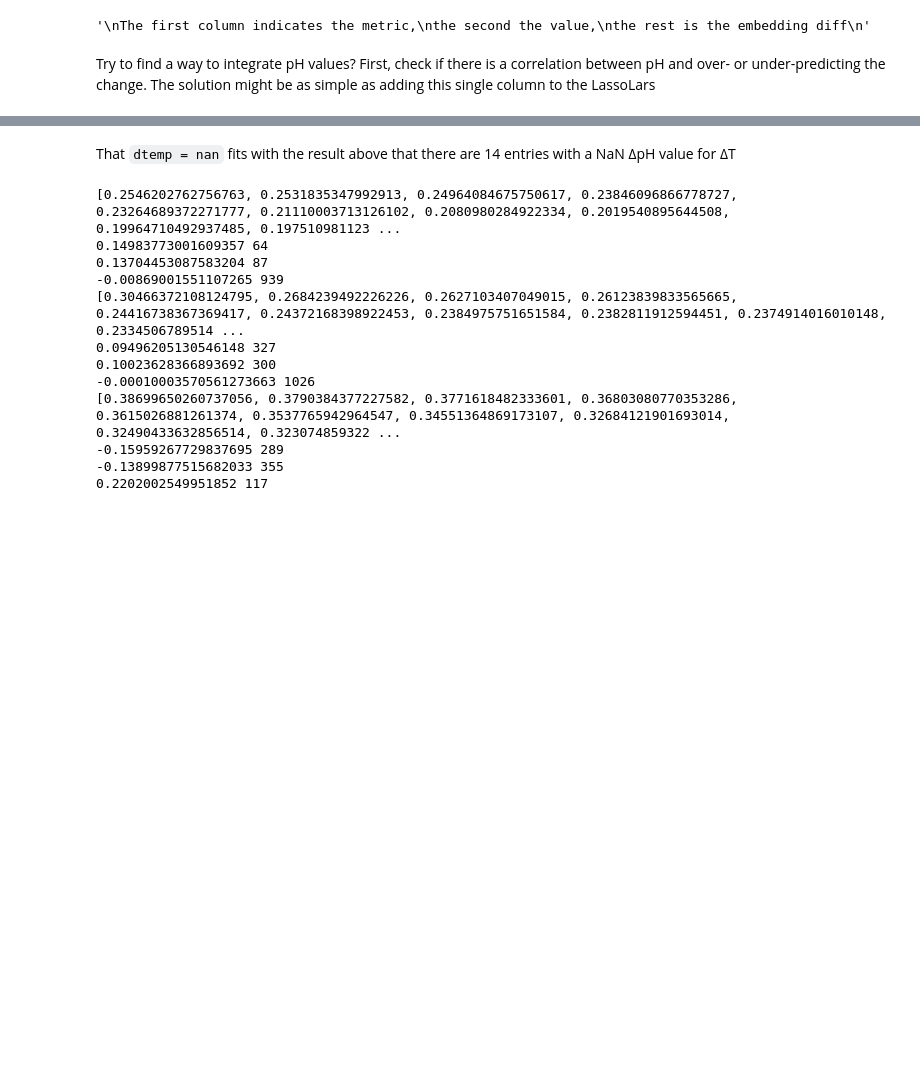
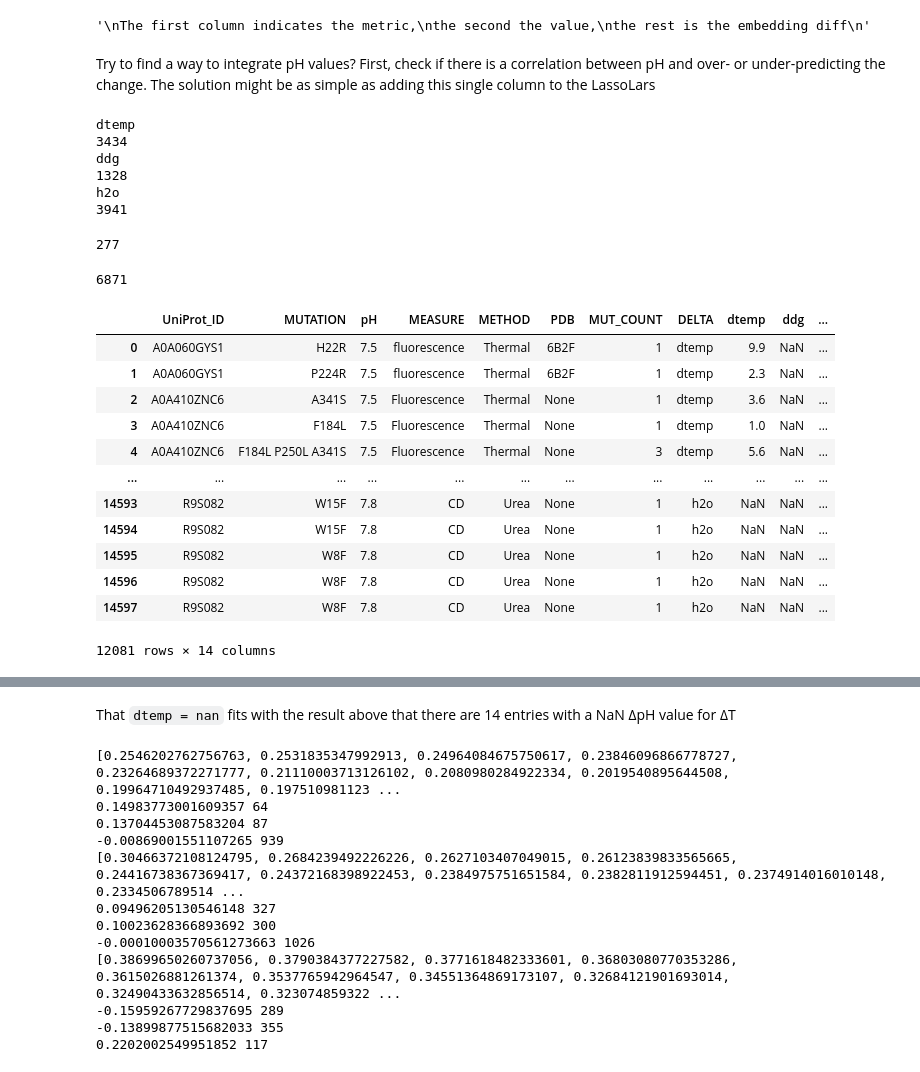
Before and after one commit to lkndl/mapra, a Jupyter notebook: mapra/9_more.ipynb, the cells around one changed output, grey strips where cells are left out. Cells and saved outputs as stored; diff of their text form; code cells hidden in the pictures; blank space fills up the shorter version.

```diff
--- a/mapra/9_more.ipynb
+++ b/mapra/9_more.ipynb
@@ -50,3 +51,43 @@ read 8113 embeddings for 323 proteins, each SAV with 0 neighbors on each side, w
 Try to find a way to integrate pH values?
 First, check if there is a correlation between pH and over- or under-predicting the change.
 The solution might be as simple as adding this single column to the LassoLars
+# %%
+df = data.dataframe
+df = df.loc[df.DATASET == 'reduced_set']
+
+for delta in delta_labels:
+    print(delta)
+    print(len(df.loc[df.DELTA == delta, ['UniProt_ID', 'MUTATION']].drop_duplicates()))
+# %% [output]
+dtemp
+3434
+ddg
+1328
+h2o
+3941
+# %%
+# overall unique UniProt IDs
+len(df.UniProt_ID.unique())
+# %% [output]
+277
+# %%
+# overall unique mutated variants
+len(df[['UniProt_ID', 'MUTATION']].drop_duplicates())
+# %% [output]
+6871
+# %%
+df
+# %% [output]
+|  | UniProt_ID | MUTATION | pH | MEASURE | METHOD | PDB | MUT_COUNT | DELTA | dtemp | ddg | ... |
+| 0 | A0A060GYS1 | H22R | 7.5 | fluorescence | Thermal | 6B2F | 1 | dtemp | 9.9 | NaN | ... |
+| 1 | A0A060GYS1 | P224R | 7.5 | fluorescence | Thermal | 6B2F | 1 | dtemp | 2.3 | NaN | ... |
+| 2 | A0A410ZNC6 | A341S | 7.5 | Fluorescence | Thermal | None | 1 | dtemp | 3.6 | NaN | ... |
+| 3 | A0A410ZNC6 | F184L | 7.5 | Fluorescence | Thermal | None | 1 | dtemp | 1.0 | NaN | ... |
+| 4 | A0A410ZNC6 | F184L P250L A341S | 7.5 | Fluorescence | Thermal | None | 3 | dtemp | 5.6 | NaN | ... |
+| ... | ... | ... | ... | ... | ... | ... | ... | ... | ... | ... | ... |
+| 14593 | R9S082 | W15F | 7.8 | CD | Urea | None | 1 | h2o | NaN | NaN | ... |
+| 14594 | R9S082 | W15F | 7.8 | CD | Urea | None | 1 | h2o | NaN | NaN | ... |
+| 14595 | R9S082 | W8F | 7.8 | CD | Urea | None | 1 | h2o | NaN | NaN | ... |
+| 14596 | R9S082 | W8F | 7.8 | CD | Urea | None | 1 | h2o | NaN | NaN | ... |
+| 14597 | R9S082 | W8F | 7.8 | CD | Urea | None | 1 | h2o | NaN | NaN | ... |
+12081 rows × 14 columns
```
Also changed, not shown: parts of 6 cells of this notebook, 6 other files.
